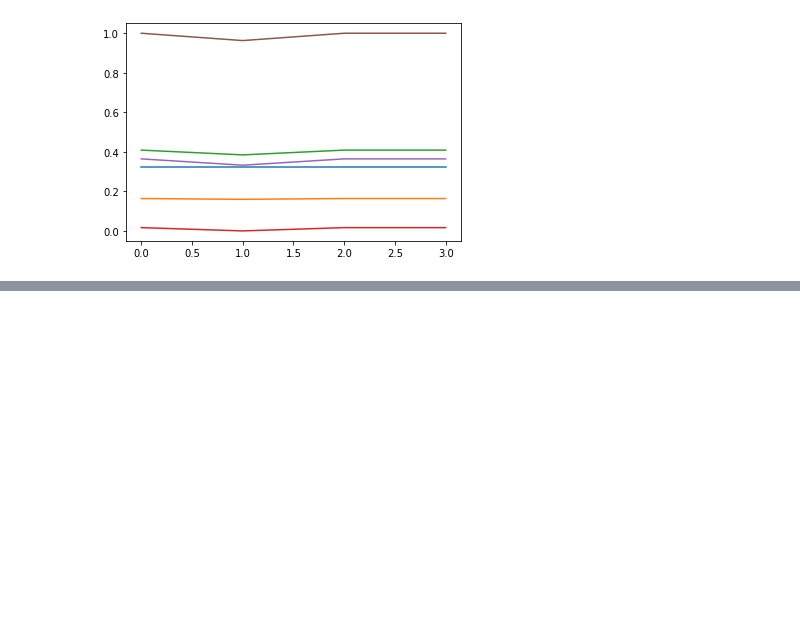
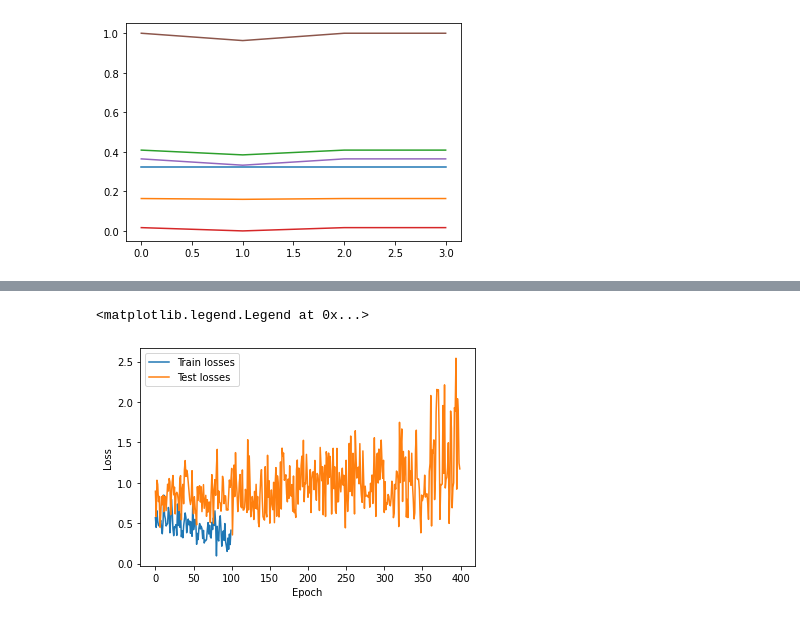
Before and after one commit to anderssegerlund/Machine-Learning, a Jupyter notebook: Car-volt mock data/Generate fake car volt data.ipynb, the cells around one changed output, grey strips where cells are left out. Cells and saved outputs as stored; diff of their text form; code cells hidden in the pictures; blank space fills up the shorter version.

```diff
--- a/Car-volt mock data/Generate fake car volt data.ipynb
+++ b/Car-volt mock data/Generate fake car volt data.ipynb
@@ -117,0 +116,26 @@ AttributeError: 'numpy.ndarray' object has no attribute 'toTensor'
+# %%
+timestep = 6
+n_cells = 4
+# %%
+class ANNMultilayerperceptron(nn.Module):
+
+    def __init__(self, input_size=(timestep*n_cells),output_size=2, layers=[220,84]):  # 120, 84
+        super().__init__()
+
+        self.fc1 = nn.Linear(input_size, layers[0])
+        self.fc2 = nn.Linear(layers[0], layers[1])
+        self.fc2b = nn.Linear(layers[1], 500)
+        self.fc2c = nn.Linear(500, layers[1])
+        self.fc2d = nn.Linear(layers[1], layers[1])
+        self.fc3 = nn.Linear(layers[1], output_size)
+
+    def forward(self,X):
+        X = F.relu(self.fc1(X))
+        X = F.relu(self.fc2(X))
+        X = F.relu(self.fc2b(X))
+        X = F.relu(self.fc2c(X))
+        X = F.relu(self.fc2d(X))
+        X = self.fc3(X)
+
+        return F.log_softmax(X,dim=1) # PGA multiclass classification
+        #return X
@@ -117,0 +167,5 @@ AttributeError: 'numpy.ndarray' object has no attribute 'toTensor'
+# %%
+criterion = nn.CrossEntropyLoss()
+optimizer = torch.optim.Adam(model.parameters(), lr=0.0001)
+#optimizer = torch.optim.Adadelta(model.parameters(), lr=0.001)
+#optimizer = torch.optim.SGD(model.parameters(), lr=0.001)
@@ -117,0 +265,9 @@ AttributeError: 'numpy.ndarray' object has no attribute 'toTensor'
+# %%
+plt.plot(train_losses, label="Train losses")
+plt.plot(test_losses, label= "Test losses")
+plt.xlabel("Epoch")
+plt.ylabel("Loss")
+plt.legend()
+# %% [output]
+<matplotlib.legend.Legend at 0x...>
+[figure, added]
```
Also changed, not shown: parts of 13 cells of this notebook, 1 other file.
